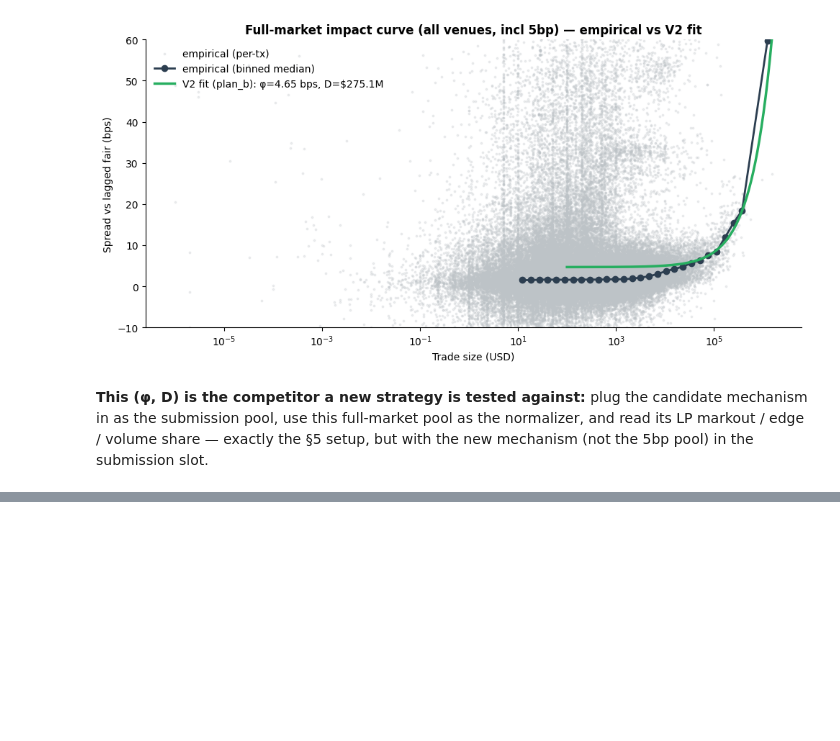
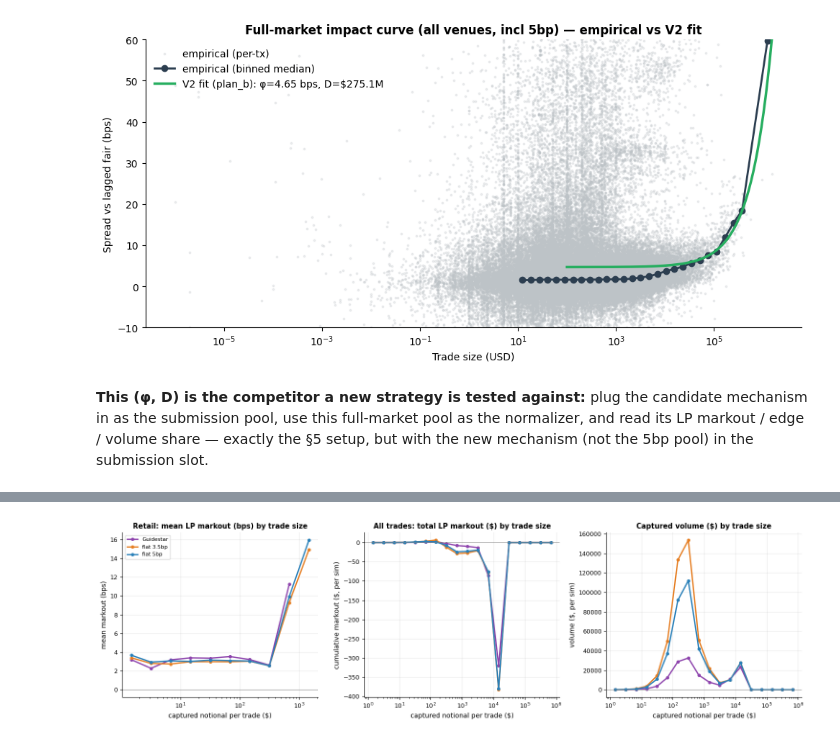
Before and after one commit to wanxinwanxin/amm-gym, a Jupyter notebook: presentation/realistic_simulator.ipynb, the cells around one changed output, grey strips where cells are left out. Cells and saved outputs as stored; diff of their text form; code cells hidden in the pictures; blank space fills up the shorter version.

```diff
--- a/presentation/realistic_simulator.ipynb
+++ b/presentation/realistic_simulator.ipynb
@@ -439,0 +492,5 @@ plt.show()
+# %%
+fig = plot_gs_by_size()
+plt.show()
+# %% [output]
+[figure, added]
```
Also changed, not shown: parts of 14 cells of this notebook, 3 other files.
